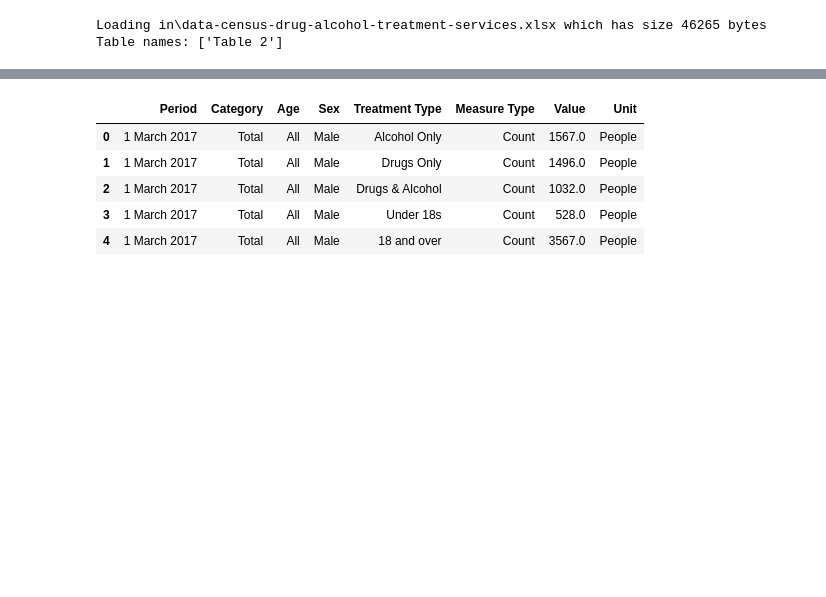
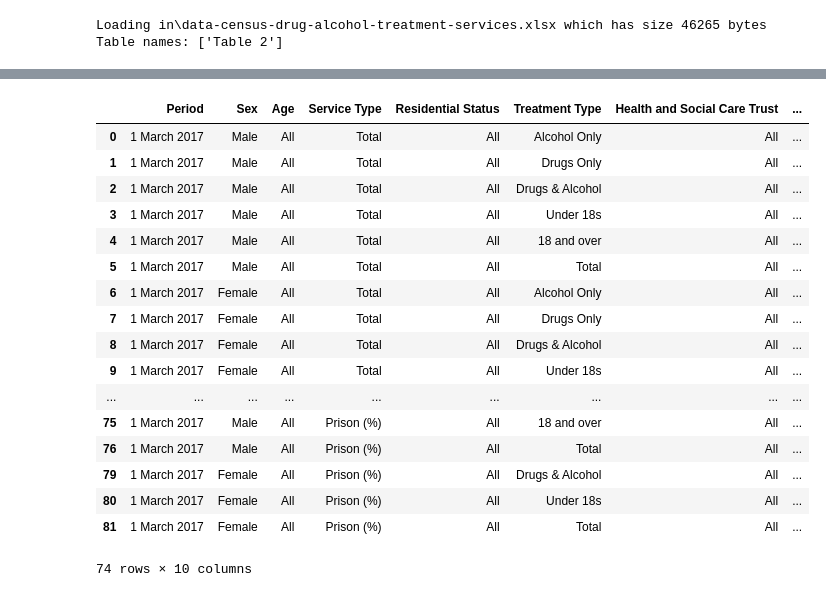
Before and after one commit to GSS-Cogs/DH-NI-Drug-and-Alcohol-Treatment-Services, a Jupyter notebook: Treatment Services by Service Type(sex).ipynb, the cells around one changed output, grey strips where cells are left out. Cells and saved outputs as stored; diff of their text form; code cells hidden in the pictures; blank space fills up the shorter version.

```diff
--- a/Treatment Services by Service Type(sex).ipynb
+++ b/Treatment Services by Service Type(sex).ipynb
@@ -49,7 +49,7 @@ sex
 # %%
 Dimensions = [
             HDim(Treatment,'Treatment Type',DIRECTLY,ABOVE),
-            HDim(Service,'Category',DIRECTLY,LEFT),
+            HDim(Service,'Service Type',DIRECTLY,LEFT),
             HDim(sex,'Sex',CLOSEST,LEFT),
             HDimConst('Measure Type', 'Count'),
             HDimConst('Unit','People'),
@@ -130,3 +130,8 @@ Unit              74
 Period            74
 Age               74
 dtype: int64
+# %%
+new_table['Treatment Type'].fillna('All', inplace = True)
+# new_table['Service Type'] = 'All'
+new_table['Residential Status'] = 'All'
+new_table['Health and Social Care Trust']  = 'All'
@@ -133,11 +153,23 @@ dtype: int64
 # %%
-new_table = new_table[['Period','Category','Age','Sex','Treatment Type','Measure Type','Value','Unit']]
+new_table = new_table[['Period', 'Sex', 'Age', 'Service Type', 'Residential Status', 'Treatment Type', 'Health and Social Care Trust', 'Measure Type', 'Unit', 'Value']]
 # %%
-new_table.head(5)
+new_table
 # %% [output]
-|  | Period | Category | Age | Sex | Treatment Type | Measure Type | Value | Unit |
-| 0 | 1 March 2017 | Total | All | Male | Alcohol Only | Count | 1567.0 | People |
-| 1 | 1 March 2017 | Total | All | Male | Drugs Only | Count | 1496.0 | People |
-| 2 | 1 March 2017 | Total | All | Male | Drugs & Alcohol | Count | 1032.0 | People |
-| 3 | 1 March 2017 | Total | All | Male | Under 18s | Count | 528.0 | People |
-| 4 | 1 March 2017 | Total | All | Male | 18 and over | Count | 3567.0 | People |
+|  | Period | Sex | Age | Service Type | Residential Status | Treatment Type | Health and Social Care Trust | ... |
+| 0 | 1 March 2017 | Male | All | Total | All | Alcohol Only | All | ... |
+| 1 | 1 March 2017 | Male | All | Total | All | Drugs Only | All | ... |
+| 2 | 1 March 2017 | Male | All | Total | All | Drugs & Alcohol | All | ... |
+| 3 | 1 March 2017 | Male | All | Total | All | Under 18s | All | ... |
+| 4 | 1 March 2017 | Male | All | Total | All | 18 and over | All | ... |
+| 5 | 1 March 2017 | Male | All | Total | All | Total | All | ... |
+| 6 | 1 March 2017 | Female | All | Total | All | Alcohol Only | All | ... |
+| 7 | 1 March 2017 | Female | All | Total | All | Drugs Only | All | ... |
+| 8 | 1 March 2017 | Female | All | Total | All | Drugs & Alcohol | All | ... |
+| 9 | 1 March 2017 | Female | All | Total | All | Under 18s | All | ... |
+| ... | ... | ... | ... | ... | ... | ... | ... | ... |
+| 75 | 1 March 2017 | Male | All | Prison (%) | All | 18 and over | All | ... |
+| 76 | 1 March 2017 | Male | All | Prison (%) | All | Total | All | ... |
+| 79 | 1 March 2017 | Female | All | Prison (%) | All | Drugs & Alcohol | All | ... |
+| 80 | 1 March 2017 | Female | All | Prison (%) | All | Under 18s | All | ... |
+| 81 | 1 March 2017 | Female | All | Prison (%) | All | Total | All | ... |
+74 rows × 10 columns
```
Also changed, not shown: parts of 11 cells of this notebook, 8 other files.
